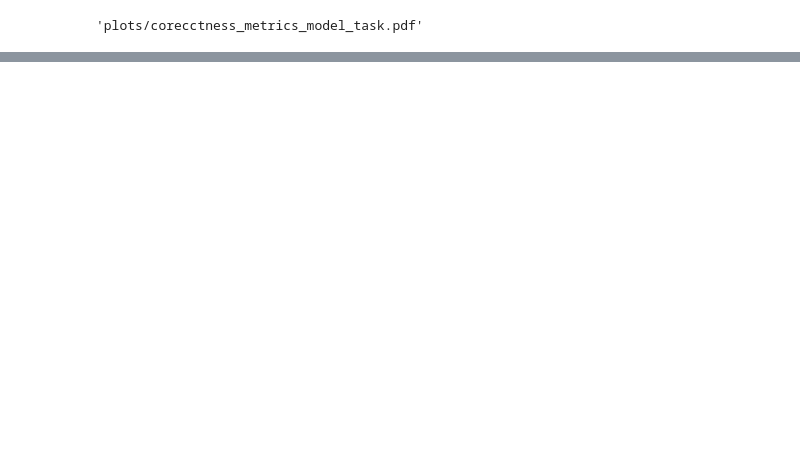
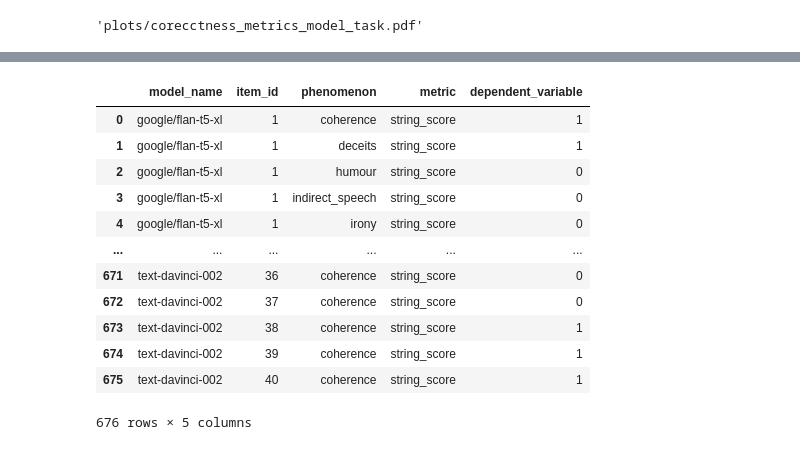
Before and after one commit to polina-tsvilodub/LLM_link, a Jupyter notebook: analysis/analysis_all_wang.ipynb, the cells around one changed output, grey strips where cells are left out. Drawn from its saved outputs; the diff is of its cells as text; code cells hidden in the pictures; blank space fills up the shorter version.

```diff
--- a/analysis/analysis_all_wang.ipynb
+++ b/analysis/analysis_all_wang.ipynb
@@ -120,0 +768,20 @@ save_path
+# %%
+# Clean up df_string_score_raw
+df_string_score_raw = pd.read_csv(raw_string_score_path)
+df_string_score_raw.drop(columns=['sentence_cond_probs','mean_sentence_cond_probs','sentence_surprisal','sentence_mi','sentence_mi_surprisal'], inplace=True)
+df_string_score_raw.rename(columns={'mean_sentence_surprisal': 'dependent_variable'}, inplace=True)
+df_string_score_raw
+# %% [output]
+|  | model_name | item_id | phenomenon | metric | dependent_variable |
+| 0 | google/flan-t5-xl | 1 | coherence | string_score | 1 |
+| 1 | google/flan-t5-xl | 1 | deceits | string_score | 1 |
+| 2 | google/flan-t5-xl | 1 | humour | string_score | 0 |
+| 3 | google/flan-t5-xl | 1 | indirect_speech | string_score | 0 |
+| 4 | google/flan-t5-xl | 1 | irony | string_score | 0 |
+| ... | ... | ... | ... | ... | ... |
+| 671 | text-davinci-002 | 36 | coherence | string_score | 0 |
+| 672 | text-davinci-002 | 37 | coherence | string_score | 0 |
+| 673 | text-davinci-002 | 38 | coherence | string_score | 1 |
+| 674 | text-davinci-002 | 39 | coherence | string_score | 1 |
+| 675 | text-davinci-002 | 40 | coherence | string_score | 1 |
+676 rows × 5 columns
```
Also changed, not shown: parts of 31 cells of this notebook, 7 other files.
